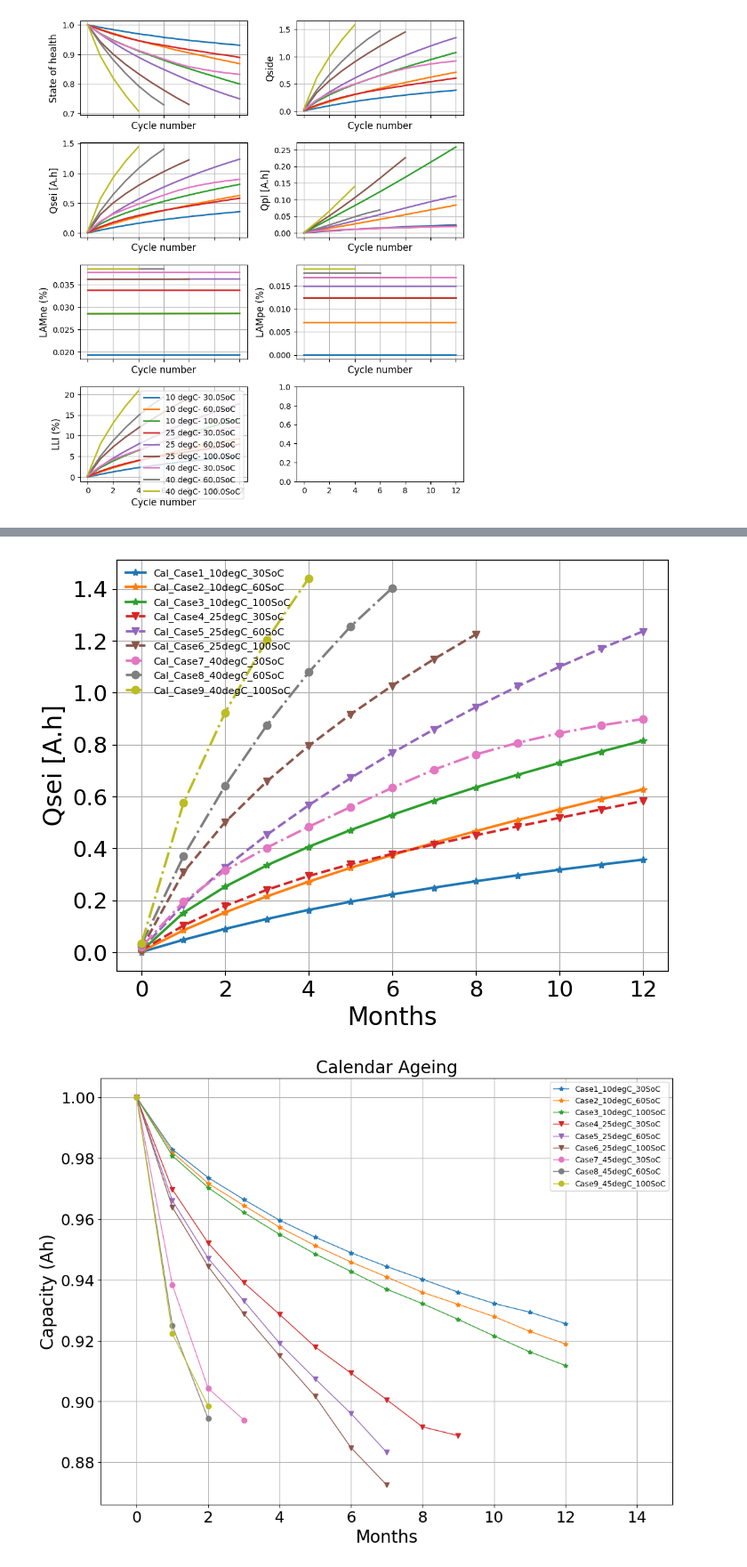
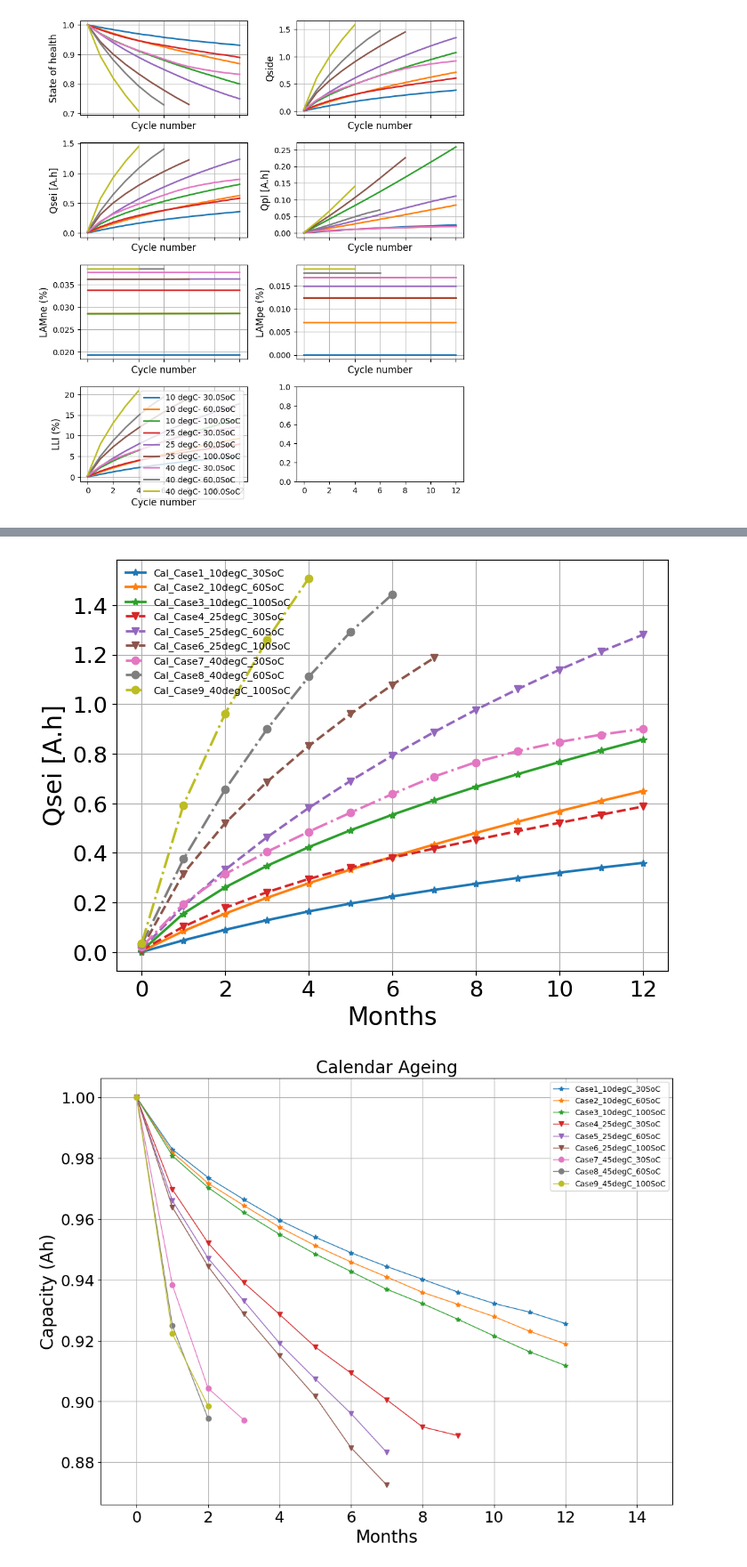
Before and after one commit to ganmadche/PyBaMMlocal, a Jupyter notebook: wip/paperKneedfn2026_calendarStudies.ipynb, the cells around one changed output, grey strips where cells are left out. Shown at 89% size. Saved outputs shown, nothing was run; the diff lists cells and outputs as text; code cells hidden in the pictures.

```diff
--- a/wip/paperKneedfn2026_calendarStudies.ipynb
+++ b/wip/paperKneedfn2026_calendarStudies.ipynb
@@ -33,13 +33,13 @@ parameter_values.update({"EC diffusivity [m2.s-1]": ec_diffusivity})
 #sei parameters update
 parameter_values.update({"SEI kinetic rate constant [m.s-1]": 1e-12*0.002*0.5})
 parameter_values.update({"SEI growth activation energy [J.mol-1]": 48000.0,
-                         "SEI partial molar volume [m3.mol-1]": 9.585e-05*0.4,
+                         "SEI partial molar volume [m3.mol-1]": 9.585e-05*0.35,
                          "SEI resistivity [Ohm.m]": 200000.0
                          })
 # LAM parameters update
 
 parameter_values.update({"Positive electrode LAM constant proportional term [s-1]": 0.1*0.5*1.5/3600,
-                         "Negative electrode LAM constant proportional term [s-1]": 0.19*0.5*1.5/3600,
+                         "Negative electrode LAM constant proportional term [s-1]": 0.17*0.5*1.5/3600,
 
                          "Positive electrode LAM constant exponential term": 2.0*1.1,
                          "Negative electrode LAM constant exponential term": 2.0*1.1,
@@ -226,7 +226,7 @@ for n in range(len(df22)): #[4]
     df2["Qpl"] = Qpl
     df2["LLIp"] = Qlli
     df2["Qside"] = Qside
-    df2.to_csv(f"{current_directory}/paperstudies2026/calendarStudies/Cal_case{simcase}_{tempC_case}degC_{soc_case*100}SoC_{days_per_month}calendardays_percycle.csv")
+    df2.to_csv(f"{current_directory}/paperstudies2026/calendarStudies/test_DFN_Cal_case{simcase}_{tempC_case}degC_{soc_case*100}SoC_{days_per_month}calendardays_percycle.csv")
 
     plt.plot(cycle1/(steps_total),Q1,"--", label =f"Cal_case{simcase}_{tempC_case}degC_{int(soc_case*100)}SoC")
     plt.legend(fontsize=6)
@@ -243,5 +243,5 @@ df_conditions["simcase"] = simcase_list
 df_conditions["Experiment"] = experiment_list
 df_conditions["n_steps"] = no_steps_list
 
-df_conditions.to_csv(f"{current_directory}/paperstudies2026/calendarStudies/experiments_calendar.csv")
+df_conditions.to_csv(f"{current_directory}/paperstudies2026/calendarStudies/experiments_calendar_dfn.csv")
 # %% [output]
@@ -278,7 +278,7 @@ for m in range(3): #33,49, #range(27,54):#: #range(5): #
 
     soc_case = df3["SoC"][n]*0.01
 
-    df4 = pd.read_csv(f"{current_directory}/paperstudies2026/calendarStudies/Cal_case{simcase}_{tempC_case}degC_{soc_case*100}SoC_{days_per_month}calendardays_percycle.csv")
+    df4 = pd.read_csv(f"{current_directory}/paperstudies2026/calendarStudies/test_DFN_Cal_case{simcase}_{tempC_case}degC_{soc_case*100}SoC_{days_per_month}calendardays_percycle.csv")
     plt.plot(df4["Months"], df4["Capacity"]/ df4["Capacity"][0]*1,marker='*', markevery=1,linewidth=2, label =f"Cal_Case{simcase}_{tempC_case}degC_{int(soc_case*100)}SoC")
 
 for m in range(3,6): #33,49, #range(27,54):#: #range(5): #
@@ -289,7 +289,7 @@ for m in range(3,6): #33,49, #range(27,54):#: #range(5): #
 
     soc_case = df3["SoC"][n]*0.01
 
-    df4 = pd.read_csv(f"{current_directory}/paperstudies2026/calendarStudies/Cal_case{simcase}_{tempC_case}degC_{soc_case*100}SoC_{days_per_month}calendardays_percycle.csv")
+    df4 = pd.read_csv(f"{current_directory}/paperstudies2026/calendarStudies/test_DFN_Cal_case{simcase}_{tempC_case}degC_{soc_case*100}SoC_{days_per_month}calendardays_percycle.csv")
     plt.plot(df4["Months"], df4["Capacity"]/df4["Capacity"][0]*1,ls='--',marker='v', markevery=1,linewidth=2, label =f"Cal_Case{simcase}_{tempC_case}degC_{int(soc_case*100)}SoC")
 
 for m in range(6,9): #33,49, #range(27,54):#: #range(5): #
@@ -300,7 +300,7 @@ for m in range(6,9): #33,49, #range(27,54):#: #range(5): #
 
     soc_case = df3["SoC"][n]*0.01
 
-    df4 = pd.read_csv(f"{current_directory}/paperstudies2026/calendarStudies/Cal_case{simcase}_{tempC_case}degC_{soc_case*100}SoC_{days_per_month}calendardays_percycle.csv")
+    df4 = pd.read_csv(f"{current_directory}/paperstudies2026/calendarStudies/test_DFN_Cal_case{simcase}_{tempC_case}degC_{soc_case*100}SoC_{days_per_month}calendardays_percycle.csv")
     plt.plot(df4["Months"], df4["Capacity"]/df4["Capacity"][0]*1,ls='-.',marker='o', markevery=1,linewidth=2, label =f"Cal_Case{simcase}_{tempC_case}degC_{int(soc_case*100)}SoC")
 
 # for m in [59,65,67,69,71,77,81]: #range(27,54):#: #range(5): #
@@ -373,7 +373,7 @@ for m in range(9):#,29,31,33,35,37,39,43,45,47,49,51,53,59,65,67,69,71,77,81]: #
 
     soc_case = df3["SoC"][n]*0.01
 
-    df4 = pd.read_csv(f"{current_directory}/paperstudies2026/calendarStudies/Case{simcase}_{tempC_case}degC_{soc_case*100}SoC_{days_per_month}calendardays_percycle.csv")
+    df4 = pd.read_csv(f"{current_directory}/paperstudies2026/calendarStudies/test_DFN_Case{simcase}_{tempC_case}degC_{soc_case*100}SoC_{days_per_month}calendardays_percycle.csv")
 
     xcycle = df4["Months"]
 
@@ -427,7 +428,7 @@ for m in range(3): #33,49, #range(27,54):#: #range(5): #
 
     soc_case = df3["SoC"][n]*0.01
 
-    df4 = pd.read_csv(f"{current_directory}/paperstudies2026/calendarStudies/Cal_case{simcase}_{tempC_case}degC_{soc_case*100}SoC_{days_per_month}calendardays_percycle.csv")
+    df4 = pd.read_csv(f"{current_directory}/paperstudies2026/calendarStudies/test_DFN_Cal_case{simcase}_{tempC_case}degC_{soc_case*100}SoC_{days_per_month}calendardays_percycle.csv")
     plt.plot(df4["Months"], df4["Qsei"],marker='*', markevery=1,linewidth=2, label =f"Cal_Case{simcase}_{tempC_case}degC_{int(soc_case*100)}SoC")
 
 for m in range(3,6): #33,49, #range(27,54):#: #range(5): #
@@ -438,7 +439,7 @@ for m in range(3,6): #33,49, #range(27,54):#: #range(5): #
 
     soc_case = df3["SoC"][n]*0.01
 
-    df4 = pd.read_csv(f"{current_directory}/paperstudies2026/calendarStudies/Cal_case{simcase}_{tempC_case}degC_{soc_case*100}SoC_{days_per_month}calendardays_percycle.csv")
+    df4 = pd.read_csv(f"{current_directory}/paperstudies2026/calendarStudies/test_DFN_Cal_case{simcase}_{tempC_case}degC_{soc_case*100}SoC_{days_per_month}calendardays_percycle.csv")
     plt.plot(df4["Months"], df4["Qsei"],marker='v', markevery=1,linewidth=2,ls='--', label =f"Cal_Case{simcase}_{tempC_case}degC_{int(soc_case*100)}SoC")
 
 for m in range(6,9): #33,49, #range(27,54):#: #range(5): #
@@ -446,35 +447,35 @@ for m in range(6,9): #33,49, #range(27,54):#: #range(5): #
     n = m
     tempC_case = df3["Temperature"][n]
     simcase = df3["Case"][n]
 
     soc_case = df3["SoC"][n]*0.01
 
-    df4 = pd.read_csv(f"{current_directory}/paperstudies2026/calendarStudies/Cal_case{simcase}_{tempC_case}degC_{soc_case*100}SoC_{days_per_month}calendardays_percycle.csv")
+    df4 = pd.read_csv(f"{current_directory}/paperstudies2026/calendarStudies/test_DFN_Cal_case{simcase}_{tempC_case}degC_{soc_case*100}SoC_{days_per_month}calendardays_percycle.csv")
     plt.plot(df4["Months"], df4["Qsei"],marker='o', markevery=1,linewidth=2,ls='-.', label =f"Cal_Case{simcase}_{tempC_case}degC_{int(soc_case*100)}SoC")
 
 # for m in [59,65,67,69,71,77,81]: #range(27,54):#: #range(5): #
 #     b= b+1
 #     n = m-1
 #     tempC_case = df3["Temperature"][n]
 #     simcase = df3["Case"][n]
 #     dod_case = df3["DoD"][n]*0.01
 #     soc_case = df3["SoC"][n]*0.01
 #     crate = df3["C_rate"][n]
 #     df4 = pd.read_csv(f"{current_directory}/FIstudies/Case{simcase}_{tempC_case}degC_{crate}C_{soc_case*100}SoC_{dod_case*100}DoD_{cycles_per_day}cycle.csv")
 #     plt.plot(df4["Days"], df4["Capacity Retention"]*100,marker='o', markevery=50,linewidth=1, label =f"Case{b}_{tempC_case}degC_{crate}C_{int(soc_case*100)}SoC_{int(dod_case*100)}DoD")
 
 plt.xlabel('Months',fontsize=20)
 plt.ylabel("Qsei [A.h]",fontsize=20)
 #plt.title('Calendar Ageing',fontsize=20)
 #plt.ylim([0.6, 1.05])
 #plt.xlim([-1, 15])
 plt.legend(fontsize=8,framealpha=0)
 plt.xticks(fontsize=18)
 plt.yticks(fontsize=18)
 plt.grid(True)
 plt.show()
 # %% [output]
-[figure, old version]
+[figure, new version]
 # %%
 df3 = pd.read_csv(f"{current_directory}/paperstudies2026/calendarStudies/Cases_for_Calendar_ageing.csv")
 cycles_per_day =1
```
Also changed, not shown: parts of 3 cells of this notebook, 5 other files.
